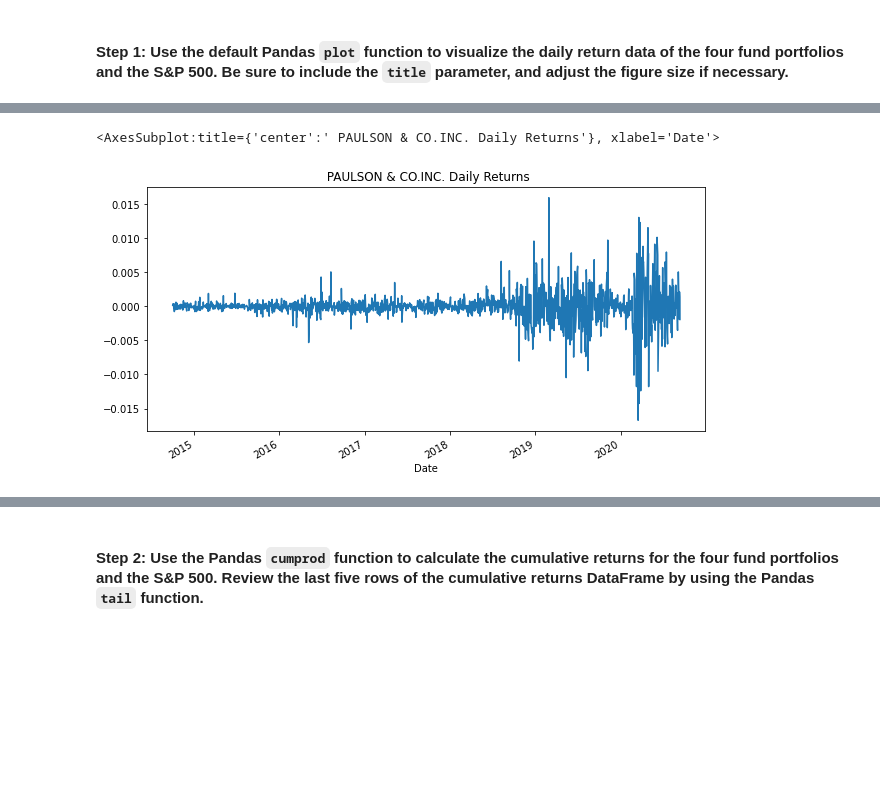
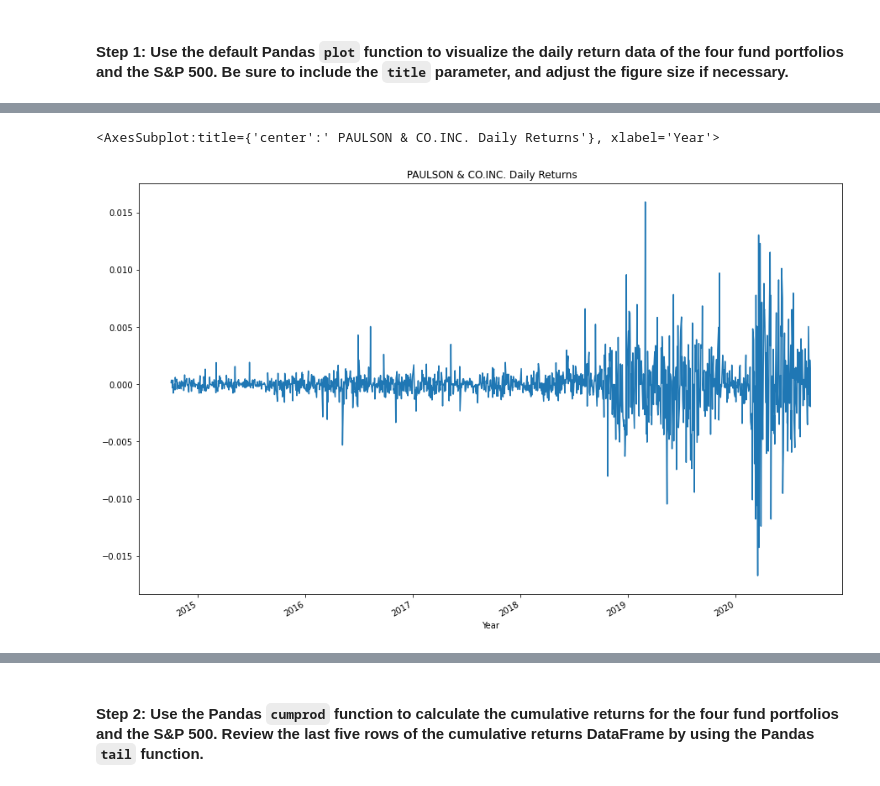
Before and after one commit to douglasg-fintec/Portfolio_Managment, a Jupyter notebook: risk_return_analysis.ipynb, the cells around one changed output, grey strips where cells are left out. Cells and saved outputs as stored; diff of their text form; code cells hidden in the pictures; blank space fills up the shorter version.

```diff
--- a/risk_return_analysis.ipynb
+++ b/risk_return_analysis.ipynb
@@ -173,11 +173,11 @@ whale_daily_returns["SOROS FUND MANAGEMENT LLC"].plot(figsize=(10,5),title = " S
 # %%
 # Plot the daily return data of the 4 funds and the S&P 500
 # Inclue a title parameter and adjust the figure size
 # Plot Daily Return for "PAULSON & CO.INC."
-whale_daily_returns["PAULSON & CO.INC."].plot(figsize=(10,5),title = " PAULSON & CO.INC. Daily Returns",xlabel='Date')
+whale_daily_returns["PAULSON & CO.INC."].plot(figsize=(15,10),title = " PAULSON & CO.INC. Daily Returns",xlabel='Year')
 # %% [output]
-<AxesSubplot:title={'center':' PAULSON & CO.INC. Daily Returns'}, xlabel='Date'>
+<AxesSubplot:title={'center':' PAULSON & CO.INC. Daily Returns'}, xlabel='Year'>
-[figure, old version]
+[figure, new version]
 # %%
 # Plot the daily return data of the 4 funds and the S&P 500
 # Inclue a title parameter and adjust the figure size
```
Also changed, not shown: parts of 14 cells of this notebook.
